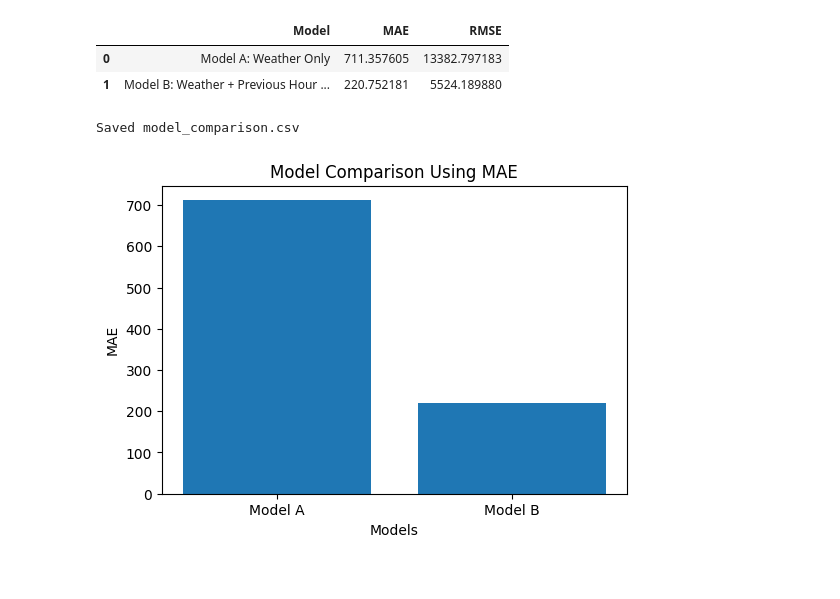
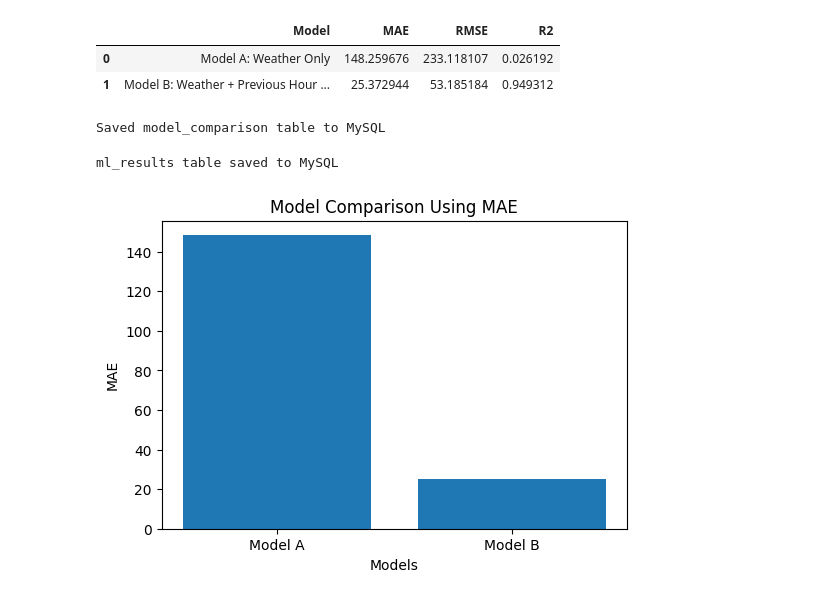
Before and after one commit to datasheng/csc46000-team-project-1000, a Jupyter notebook: ml_part.ipynb, the cells around one changed output. Saved outputs shown, nothing was run; the diff lists cells and outputs as text; code cells hidden in the pictures.

```diff
--- a/ml_part.ipynb
+++ b/ml_part.ipynb
@@ -120,12 +152,25 @@ df = df.sort_values(["road_id", "timestamp"])
 df["previous_hour_traffic"] = df.groupby("road_id")["traffic_volume"].shift(1)
 
 df = df.dropna(subset=["previous_hour_traffic"])
+
+df["timestamp"] = pd.to_datetime(df["timestamp"])
+
+df["is_weekend"] = (
+    df["timestamp"].dt.dayofweek >= 5
+).astype(int)
 # %%
 # Model A: Weather only
 X_A = df[["rain", "temperature", "snowfall"]]
 
-# Model B: Weather + historical traffic
-X_B = df[["rain", "temperature", "snowfall", "previous_hour_traffic"]]
+# Model B: Weather + historical traffic + time features
+X_B = df[[
+    "rain",
+    "temperature",
+    "snowfall",
+    "previous_hour_traffic",
+    "rush_hour",
+    "is_weekend"
+]]
 
 y = df["traffic_volume"]
 # %%
@@ -172,36 +222,67 @@ Model B RMSE: 5524.18988030618
 # create a small table to compare Model A and Model B results
 
 comparison = pd.DataFrame({
-    "Model": ["Model A: Weather Only", "Model B: Weather + Previous Hour Traffic"],
+    "Model": [
+        "Model A: Weather Only",
+        "Model B: Weather + Previous Hour Traffic"
+    ],
     "MAE": [mae_A, mae_B],
-    "RMSE": [rmse_A, rmse_B]
+    "RMSE": [rmse_A, rmse_B],
+    "R2": [r2_A, r2_B]
 })
 
 comparison
 # %% [output]
-|  | Model | MAE | RMSE |
-| 0 | Model A: Weather Only | 711.357605 | 13382.797183 |
-| 1 | Model B: Weather + Previous Hour ... | 220.752181 | 5524.189880 |
+|  | Model | MAE | RMSE | R2 |
+| 0 | Model A: Weather Only | 148.259676 | 233.118107 | 0.026192 |
+| 1 | Model B: Weather + Previous Hour ... | 25.372944 | 53.185184 | 0.949312 |
 # %%
-comparison.to_csv("/content/ml_project/model_comparison.csv", index=False)
-print("Saved model_comparison.csv")
+comparison.to_sql(
+    "model_comparison",
+    con=engine,
+    if_exists="replace",
+    index=False
+)
+
+print("Saved model_comparison table to MySQL")
 # %% [output]
-Saved model_comparison.csv
+Saved model_comparison table to MySQL
+# %%
+# Add predictions to dataframe
+df["predicted_model_A"] = model_A.predict(X_A)
+df["predicted_model_B"] = model_B.predict(X_B)
+
+# Save ML results to MySQL
+df.to_sql(
+    "ml_results",
+    con=engine,
+    if_exists="replace",
+    index=False
+)
+
+print("ml_results table saved to MySQL")
+# %% [output]
+ml_results table saved to MySQL
 # %%
-# a bar chart to compare the prediction error of Model A and Model B
-# Model B performs better as MAE error is much lower
 import matplotlib.pyplot as plt
 
 models = ["Model A", "Model B"]
 mae_values = [mae_A, mae_B]
 
 plt.figure(figsize=(6,4))
+
 plt.bar(models, mae_values)
+
 plt.xlabel("Models")
 plt.ylabel("MAE")
 plt.title("Model Comparison Using MAE")
 
-plt.savefig("/content/ml_project/model_comparison_mae.png", dpi=300, bbox_inches="tight")
+plt.savefig(
+    "model_comparison_mae.png",
+    dpi=300,
+    bbox_inches="tight"
+)
+
 plt.show()
 # %% [output]
-[figure, old version]
+[figure, new version]
```
Also changed, not shown: parts of 14 cells of this notebook, 7 other files.
